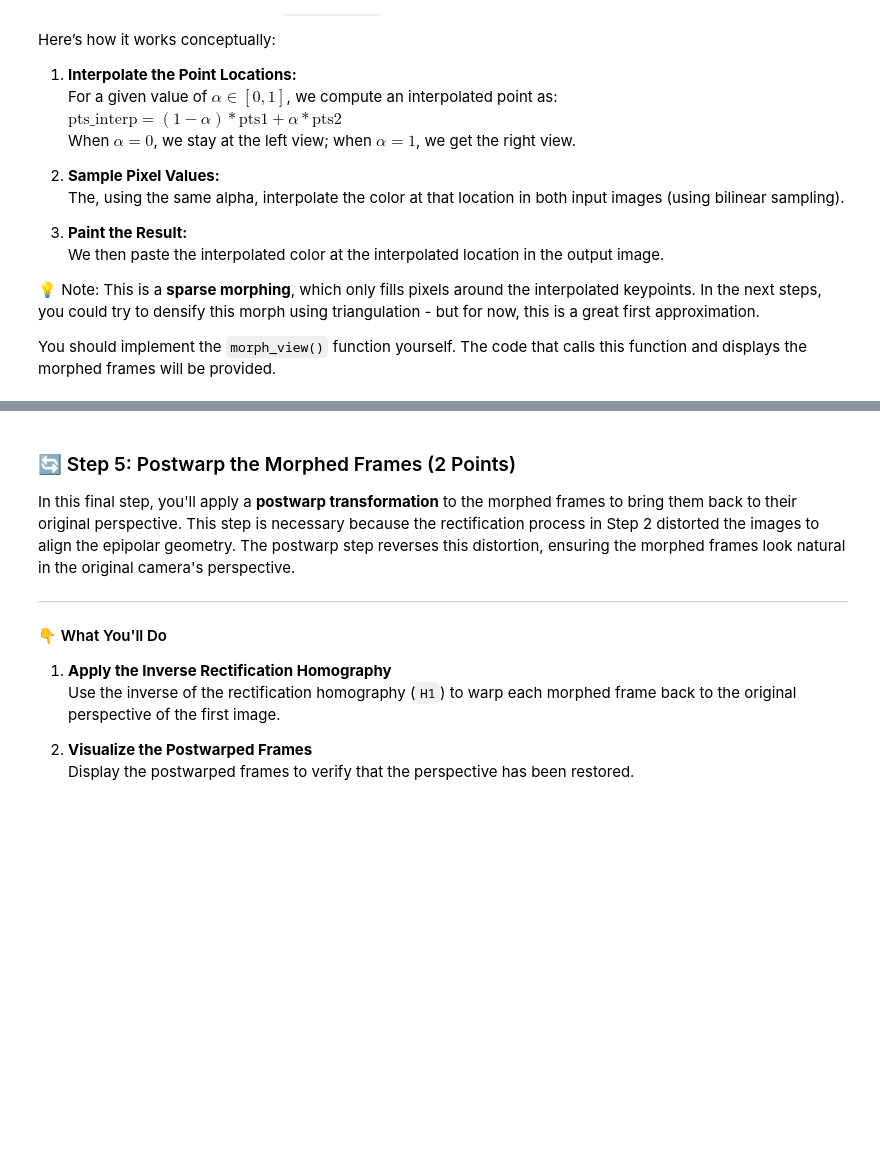
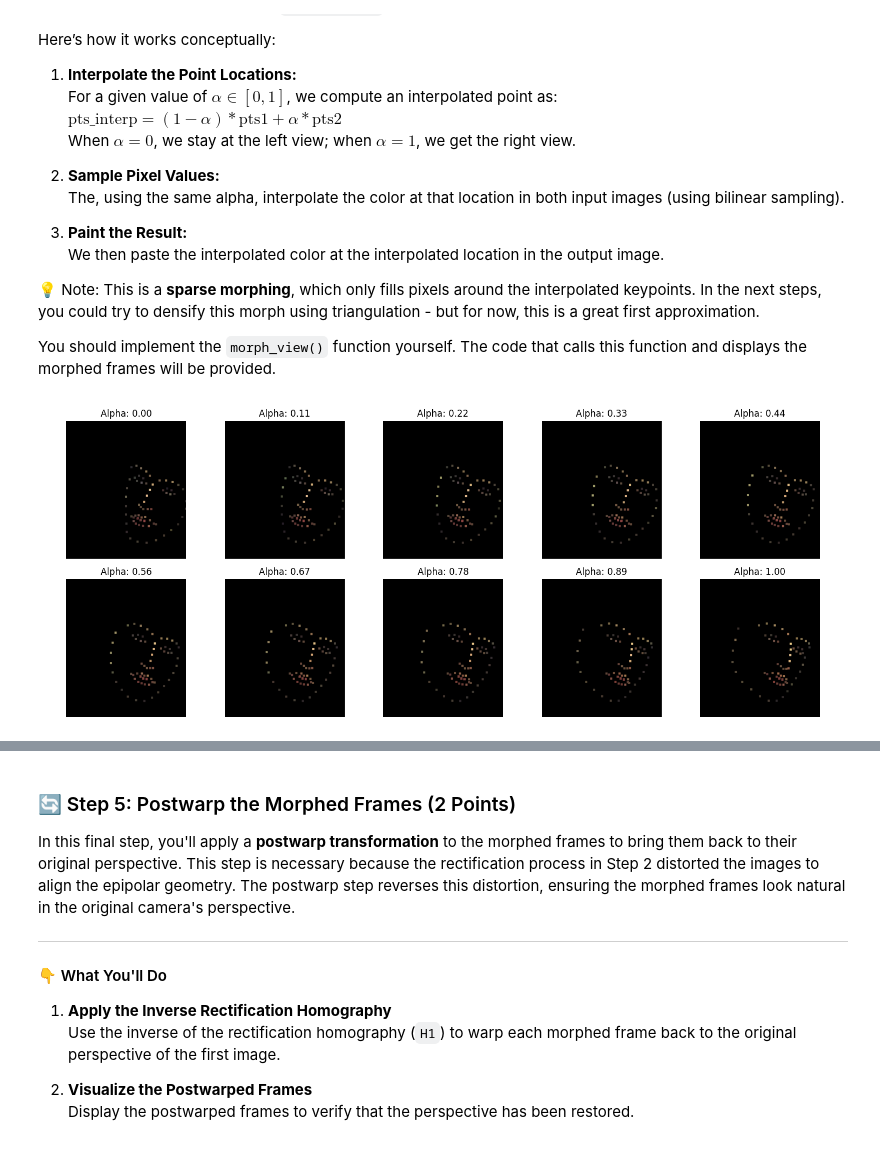
Before and after one commit to blancocd/3DV-SU25, a Jupyter notebook: 3DVision-ex2/notebooks/02_Epipolar_Geometry_and_Veiw_Morphing.ipynb, the cells around one changed output, grey strips where cells are left out. Cells and saved outputs as stored; diff of their text form; code cells hidden in the pictures; blank space fills up the shorter version.

```diff
--- a/3DVision-ex2/notebooks/02_Epipolar_Geometry_and_Veiw_Morphing.ipynb
+++ b/3DVision-ex2/notebooks/02_Epipolar_Geometry_and_Veiw_Morphing.ipynb
@@ -472,24 +508,32 @@ You should implement the `morph_view()` function yourself. The code that calls t
 # %%
 def morph_view(img1, img2, pts1, pts2, alpha):
     """
     Interpolates between two rectified images using corresponding points.
     """
-    # Write your code here
-    return
+    pts1 = np.clip(pts1, [0, 0], [img1.shape[1] - 1, img1.shape[0] - 1])
+    pts2 = np.clip(pts2, [0, 0], [img2.shape[1] - 1, img2.shape[0] - 1])
+    pts_interp = np.round((1 - alpha) * pts1 + alpha * pts2).astype(int)
+    clr_interp = (1 - alpha) * img1[pts_interp[:, 1], pts_interp[:, 0]] + alpha * img2[pts_interp[:, 1], pts_interp[:, 0]]
+    output_image = np.zeros_like(img1)
+    output_image[pts_interp[:, 1], pts_interp[:, 0]] = clr_interp
+    kern_size = 6
+    return cv2.dilate(output_image, kernel=np.ones((kern_size, kern_size)))
 
 frames = []
 for a in np.linspace(0, 1, 10):
     frame = morph_view(img1_rect, img2_rect, pts1_rect, pts2_rect, alpha=a)
     frames.append(frame)
 
 # Display the morphed images
 fig, axs = plt.subplots(2, 5, figsize=(15, 6))
 for i, ax in enumerate(axs.flat):
     ax.imshow(frames[i])
     ax.axis('off')
     ax.set_title(f"Alpha: {i/9:.2f}")
 plt.tight_layout()
 plt.show()
+# %% [output]
+[figure, added]
 # %% [markdown]
 #### **Result** (It may  a little bit from run to run):<br>
 ![Correspondences](../data/morphed_keypoints.png)
```
Also changed, not shown: parts of 8 cells of this notebook.
